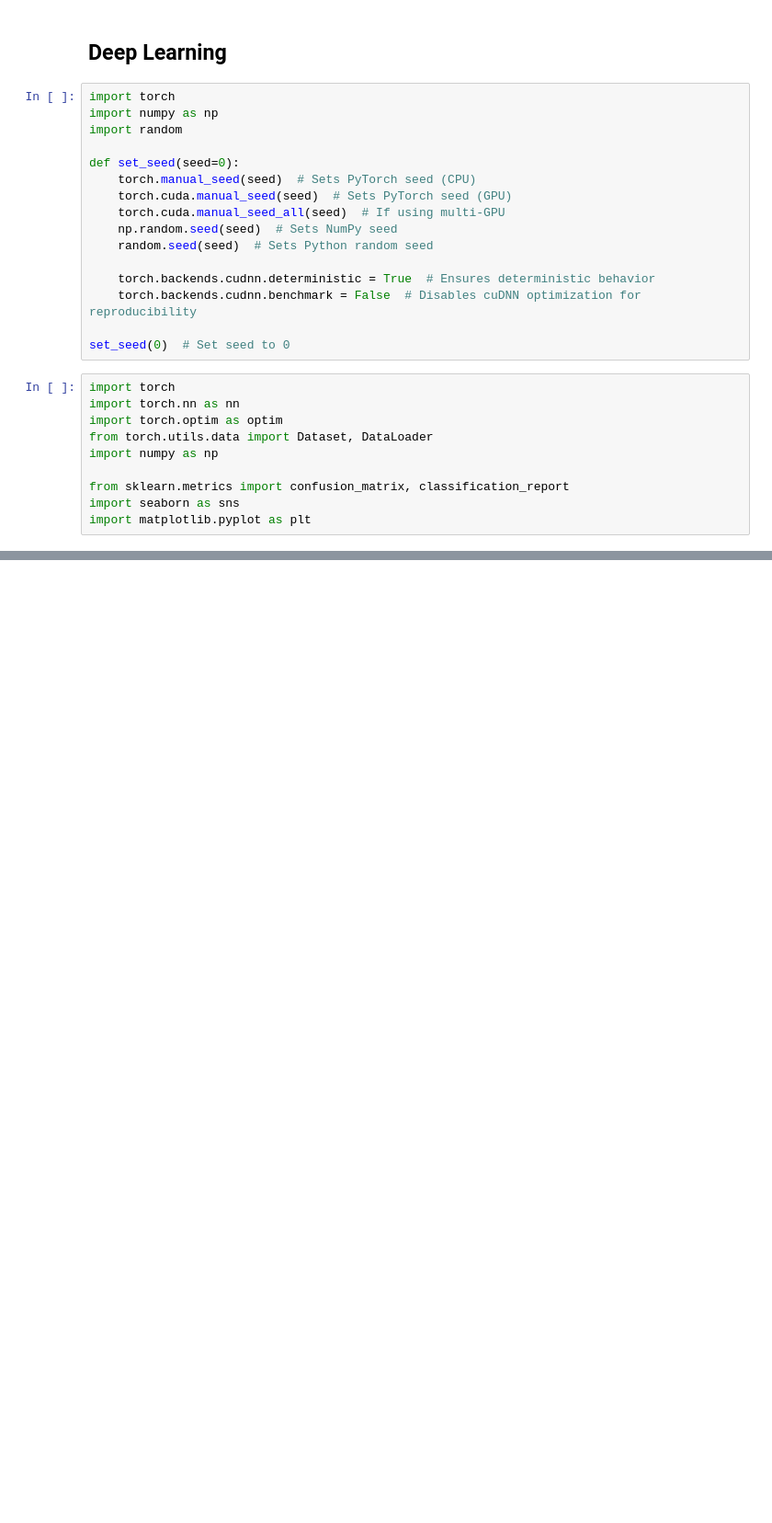
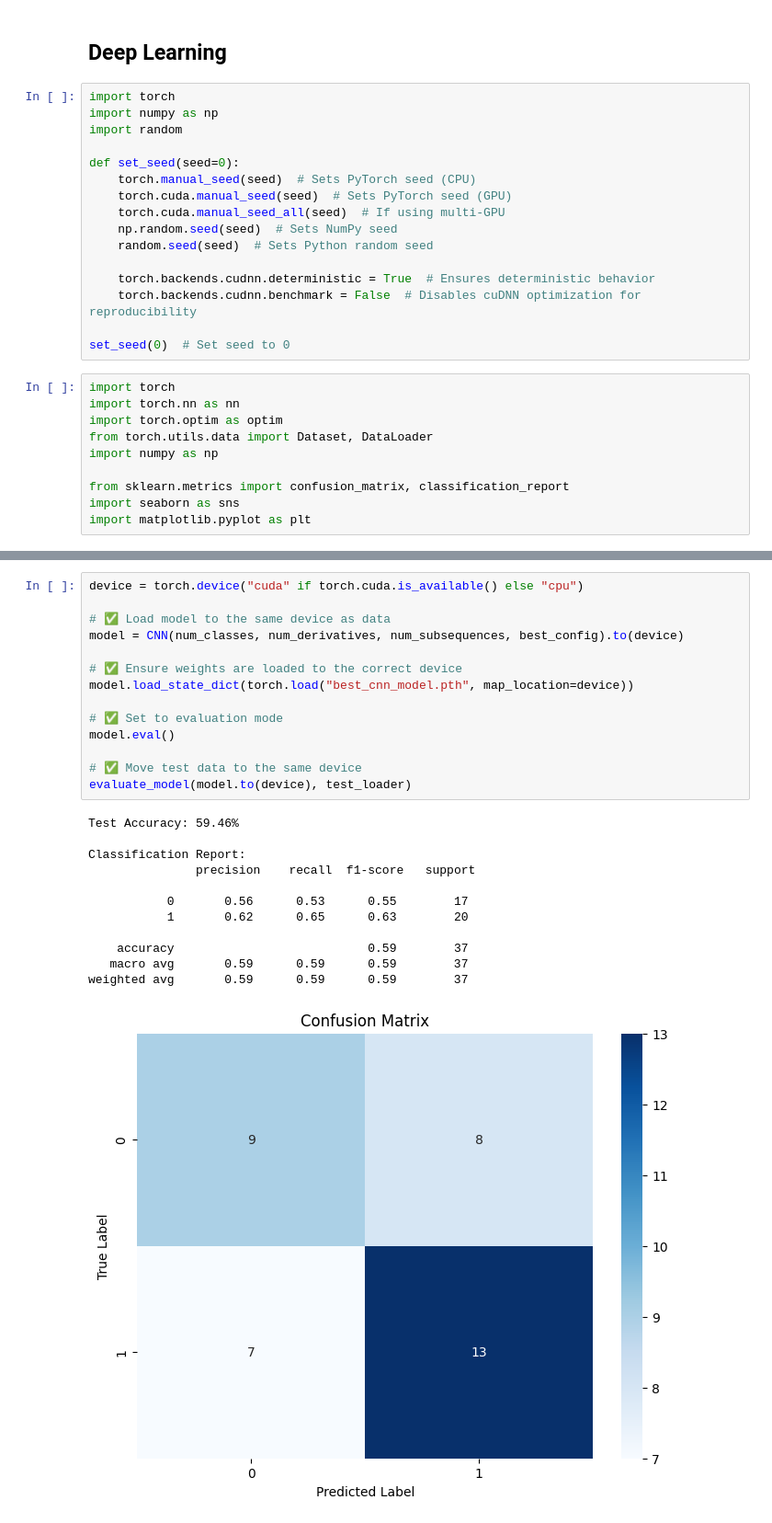
Before and after one commit to LeweLotki/saccade_analysis, a Jupyter notebook: notebooks/playground3.ipynb, the cells around one changed output, grey strips where cells are left out. Shown at 92% size. Cells and saved outputs as stored; diff of their text form; blank space fills up the shorter version.

```diff
--- a/notebooks/playground3.ipynb
+++ b/notebooks/playground3.ipynb
@@ -1307,0 +1547,27 @@ weighted avg       0.48      0.46      0.39        37
+# %%
+device = torch.device("cuda" if torch.cuda.is_available() else "cpu")
+
+# ✅ Load model to the same device as data
+model = CNN(num_classes, num_derivatives, num_subsequences, best_config).to(device)
+
+# ✅ Ensure weights are loaded to the correct device
+model.load_state_dict(torch.load("best_cnn_model.pth", map_location=device))
+
+# ✅ Set to evaluation mode
+model.eval()
+
+# ✅ Move test data to the same device
+evaluate_model(model.to(device), test_loader)
+# %% [output]
+Test Accuracy: 59.46%
+
+Classification Report:
+               precision    recall  f1-score   support
+
+           0       0.56      0.53      0.55        17
+           1       0.62      0.65      0.63        20
+
+    accuracy                           0.59        37
+   macro avg       0.59      0.59      0.59        37
+weighted avg       0.59      0.59      0.59        37
+[figure, added]
```
Also changed, not shown: parts of 4 cells of this notebook, 7 other files.
